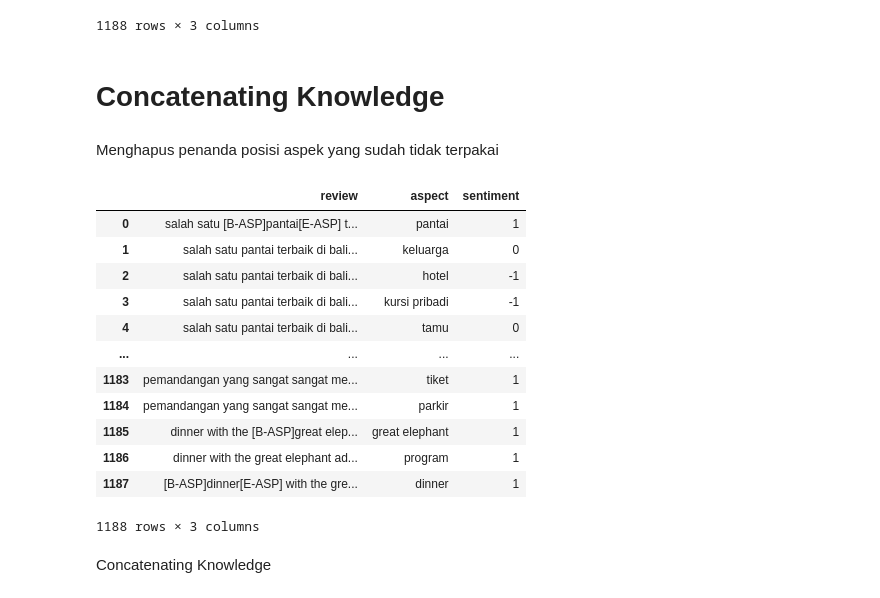
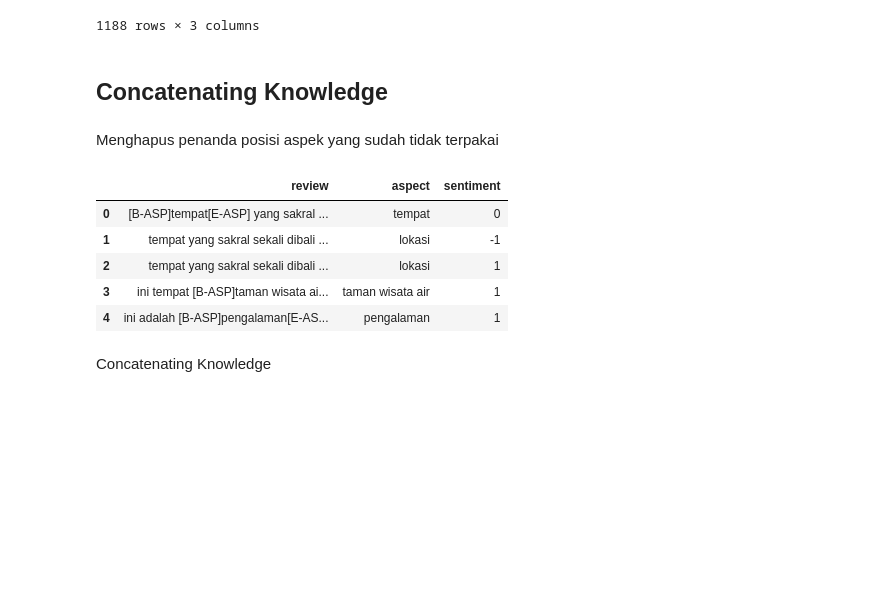
Before and after one commit to awliyaizdihar/ta-dictabsa, a Jupyter notebook: colab_implementation_experiments/2_auxiliary_knowledge_injection.ipynb, the cells around one changed output. Cells and saved outputs as stored; diff of their text form; code cells hidden in the pictures; blank space fills up the shorter version.

```diff
--- a/colab_implementation_experiments/2_auxiliary_knowledge_injection.ipynb
+++ b/colab_implementation_experiments/2_auxiliary_knowledge_injection.ipynb
@@ -297,25 +319,18 @@ test_know
 | 1187 | dinner with the great elephant ad... | dinner | 1 |
 1188 rows × 3 columns
 # %% [markdown]
-# Concatenating Knowledge
+## Concatenating Knowledge
 # %% [markdown]
 Menghapus penanda posisi aspek yang sudah tidak terpakai
-# %%
-test_set
-# %% [output]
-|  | review | aspect | sentiment |
-| 0 | salah satu [B-ASP]pantai[E-ASP] t... | pantai | 1 |
-| 1 | salah satu pantai terbaik di bali... | keluarga | 0 |
-| 2 | salah satu pantai terbaik di bali... | hotel | -1 |
-| 3 | salah satu pantai terbaik di bali... | kursi pribadi | -1 |
-| 4 | salah satu pantai terbaik di bali... | tamu | 0 |
-| ... | ... | ... | ... |
-| 1183 | pemandangan yang sangat sangat me... | tiket | 1 |
-| 1184 | pemandangan yang sangat sangat me... | parkir | 1 |
-| 1185 | dinner with the [B-ASP]great elep... | great elephant | 1 |
-| 1186 | dinner with the great elephant ad... | program | 1 |
-| 1187 | [B-ASP]dinner[E-ASP] with the gre... | dinner | 1 |
-1188 rows × 3 columns
+# %%
+train_set.head()
+# %% [output]
+|  | review | aspect | sentiment |
+| 0 | [B-ASP]tempat[E-ASP] yang sakral ... | tempat | 0 |
+| 1 | tempat yang sakral sekali dibali ... | lokasi | -1 |
+| 2 | tempat yang sakral sekali dibali ... | lokasi | 1 |
+| 3 | ini tempat [B-ASP]taman wisata ai... | taman wisata air | 1 |
+| 4 | ini adalah [B-ASP]pengalaman[E-AS... | pengalaman | 1 |
 # %%
 # menghapus tanda aspek yang sudah tidak terpakai
 for sets in datasets:
```
Also changed, not shown: parts of 11 cells of this notebook, 1 other file.
